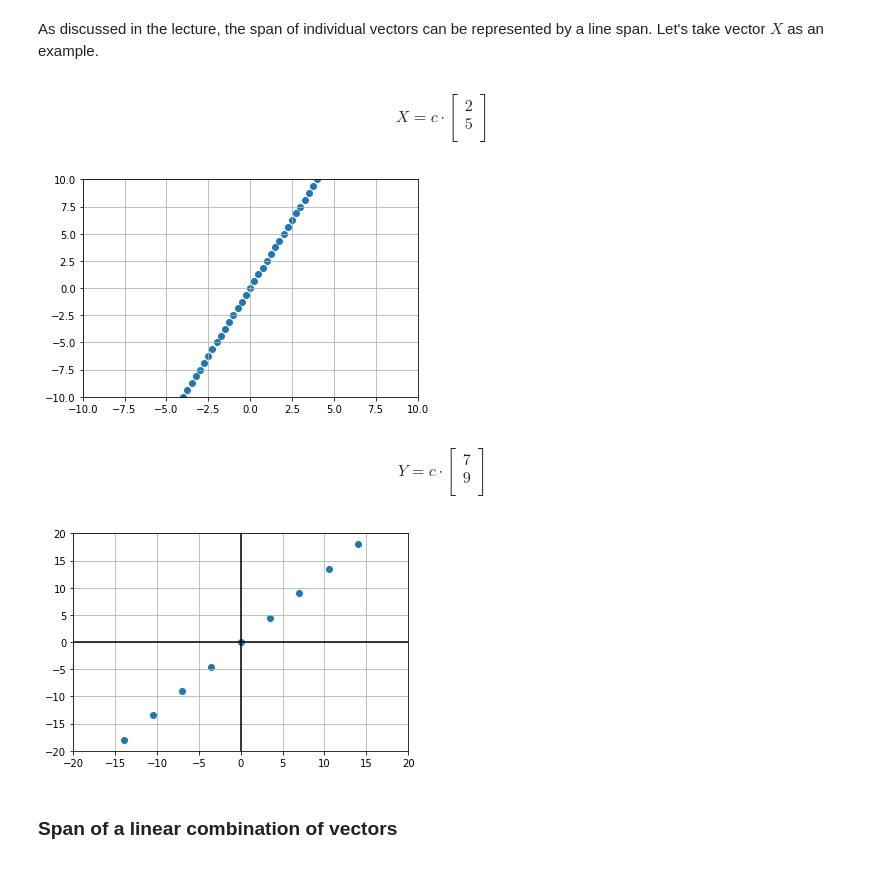
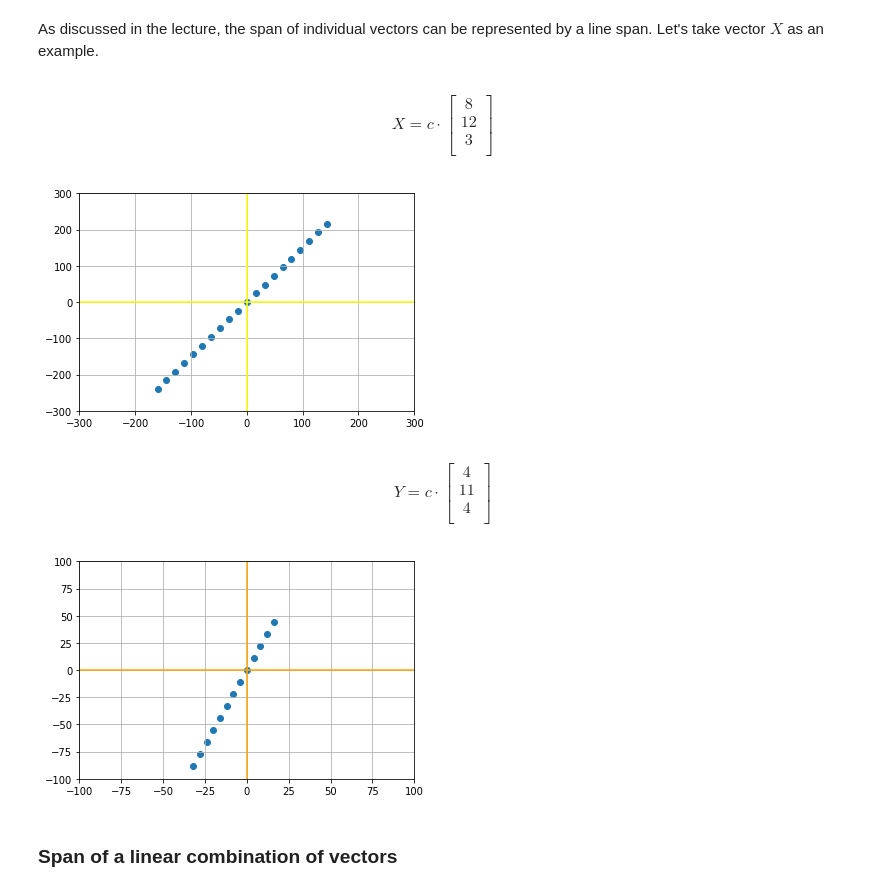
Before and after one commit to Mowee0/LinearAlgebra_2ndSem, a Jupyter notebook: Assignment_10_Arriola_Valenzuela.ipynb, the cells around one changed output. Saved outputs shown, nothing was run; the diff lists cells and outputs as text; code cells hidden in the pictures.

```diff
--- a/Assignment_10_Arriola_Valenzuela.ipynb
+++ b/Assignment_10_Arriola_Valenzuela.ipynb
@@ -28,3 +26,3 @@ $$X = \begin{bmatrix} 2\\5 \\\end{bmatrix} , Y = \begin{bmatrix} 7\\9 \\\end{bma
 # %%
-vectX =  np.array([2,5])
-vectY =  np.array([7,9])
+vectX =  np.array([8,12,3])
+vectY =  np.array([4,11,4])
@@ -35,35 +31,35 @@ array([7, 9])
 # %% [markdown]
 As discussed in the lecture, the span of individual vectors can be represented by a line span. Let's take vector $X$ as an example.
 # %% [markdown]
-$$X = c\cdot \begin{bmatrix} 2\\5 \\\end{bmatrix} $$
+$$X = c\cdot \begin{bmatrix} 8\\12\\3 \\\end{bmatrix} $$
 # %%
-c = np.arange(-10,10,0.125)
+c = np.arange(-20,20,2)
 
 plt.scatter(c*vectX[0],c*vectX[1])
 
-plt.xlim(-10,10)
-plt.ylim(-10,10)
-plt.axhline(y=0, color='k')
-plt.axvline(x=0, color='k')
+plt.xlim(-300,300)
+plt.ylim(-300,300)
+plt.axhline(y=0, color='yellow')
+plt.axvline(x=0, color='yellow')
 plt.grid()
 plt.show()
 # %% [output]
-[figure, old version]
+[figure, new version]
 # %% [markdown]
-$$Y = c\cdot \begin{bmatrix} 7\\9 \\\end{bmatrix} $$
+$$Y = c\cdot \begin{bmatrix} 4\\11\\4\\\end{bmatrix} $$
 # %%
-c = np.arange(-15,15,0.5)
+c = np.arange(-8,5,1)
 
 plt.scatter(c*vectY[0],c*vectY[1])
 
-plt.xlim(-20,20)
-plt.ylim(-20,20)
-plt.axhline(y=0, color='k')
-plt.axvline(x=0, color='k')
+plt.xlim(-100,100)
+plt.ylim(-100,100)
+plt.axhline(y=0, color='orange')
+plt.axvline(x=0, color='orange')
 plt.grid()
 plt.show()
 # %% [output]
-[figure, old version]
+[figure, new version]
 # %% [markdown]
 ### Span of a linear combination of vectors
 # %% [markdown]
```
Also changed, not shown: parts of 7 cells of this notebook.
